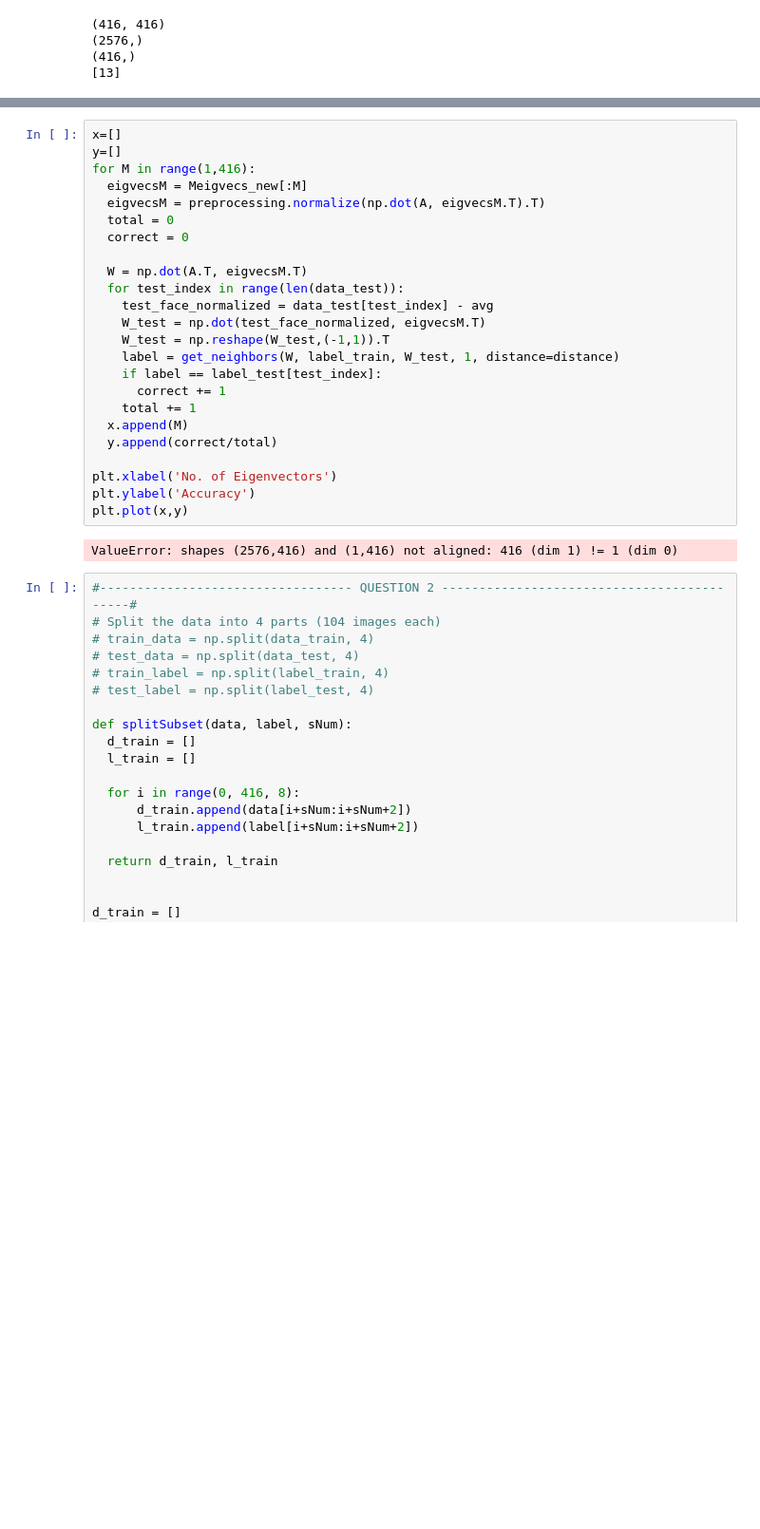
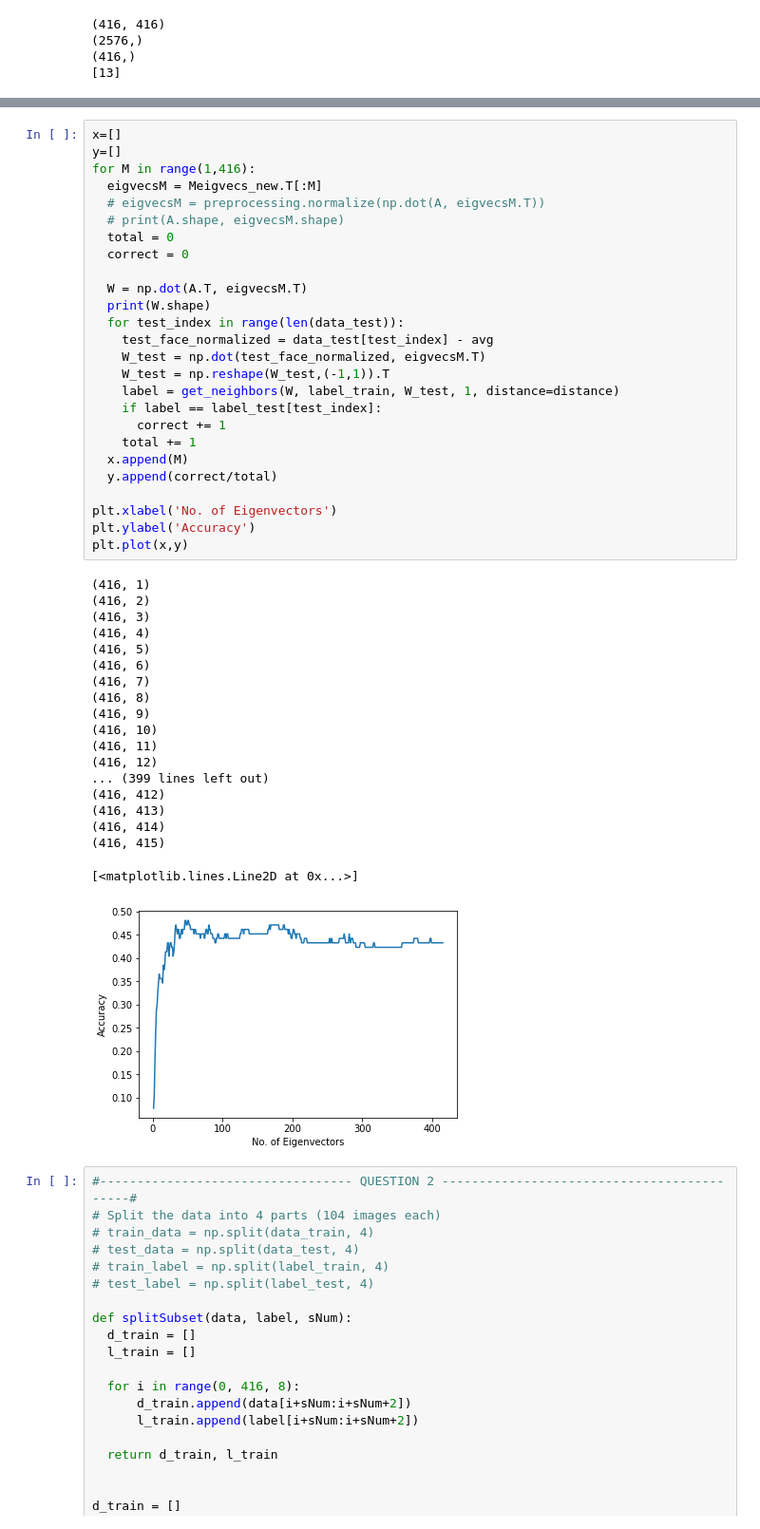
Before and after one commit to pedromonteiro18/Pattern_Recognition, a Jupyter notebook: Coursework.ipynb, the cells around one changed output, grey strips where cells are left out. Shown at 95% size. Saved outputs shown, nothing was run; the diff lists cells and outputs as text; blank space fills up the shorter version.

```diff
--- a/Coursework.ipynb
+++ b/Coursework.ipynb
@@ -213,29 +221,49 @@ Meigvecs_new = Meigvecs_new.astype(float)
 # %%
 x=[]
 y=[]
 for M in range(1,416):
-  eigvecsM = Meigvecs_new[:M]
-  eigvecsM = preprocessing.normalize(np.dot(A, eigvecsM.T).T)
+  eigvecsM = Meigvecs_new.T[:M]
+  # eigvecsM = preprocessing.normalize(np.dot(A, eigvecsM.T))
+  # print(A.shape, eigvecsM.shape)
   total = 0
   correct = 0
 
   W = np.dot(A.T, eigvecsM.T)
+  print(W.shape)
   for test_index in range(len(data_test)):
     test_face_normalized = data_test[test_index] - avg
     W_test = np.dot(test_face_normalized, eigvecsM.T)
     W_test = np.reshape(W_test,(-1,1)).T
     label = get_neighbors(W, label_train, W_test, 1, distance=distance)
     if label == label_test[test_index]:
       correct += 1
     total += 1
   x.append(M)
   y.append(correct/total)
 
 plt.xlabel('No. of Eigenvectors')
 plt.ylabel('Accuracy')
 plt.plot(x,y)
 # %% [output]
-ValueError: shapes (2576,416) and (1,416) not aligned: 416 (dim 1) != 1 (dim 0)
+(416, 1)
+(416, 2)
+(416, 3)
+(416, 4)
+(416, 5)
+(416, 6)
+(416, 7)
+(416, 8)
+(416, 9)
+(416, 10)
+(416, 11)
+(416, 12)
+... (399 lines left out)
+(416, 412)
+(416, 413)
+(416, 414)
+(416, 415)
+[<matplotlib.lines.Line2D at 0x...>]
+[figure, added]
 # %%
 #---------------------------------- QUESTION 2 -------------------------------------------#
 # Split the data into 4 parts (104 images each)
```
Also changed, not shown: parts of 7 cells of this notebook.
